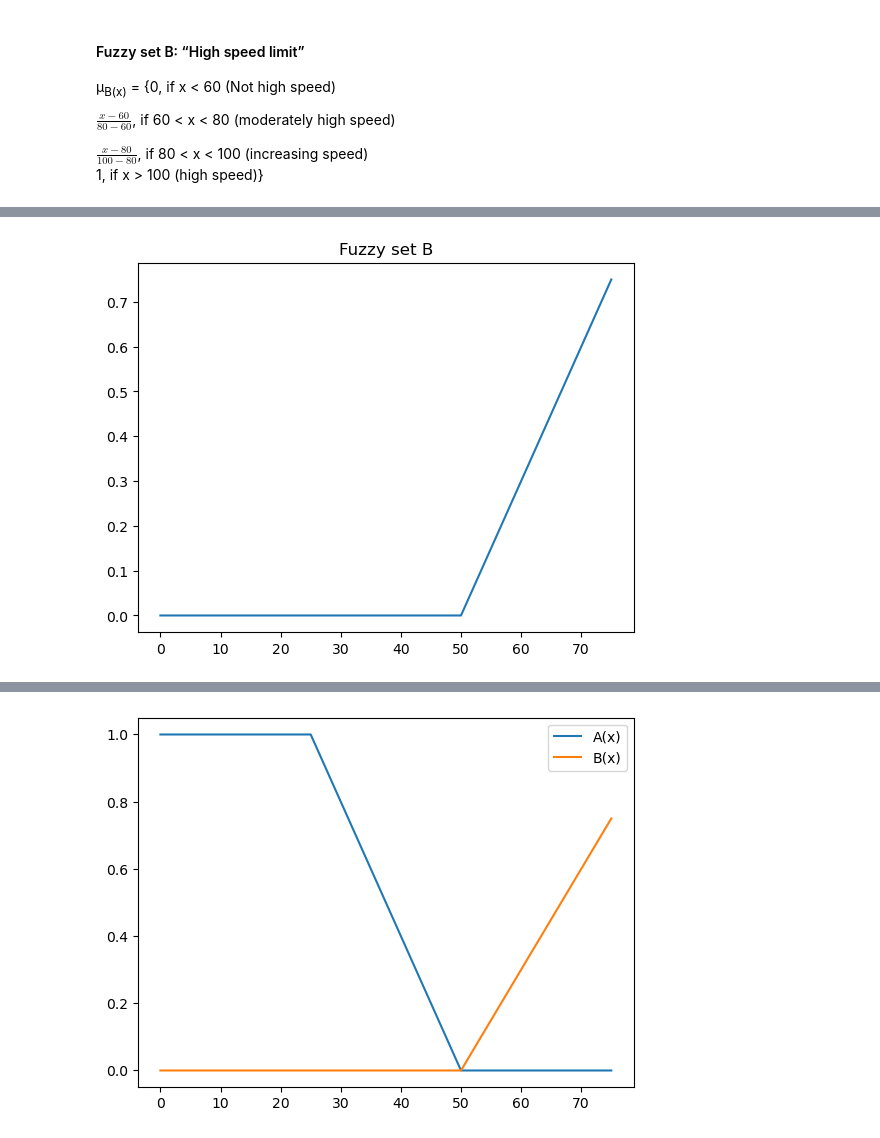
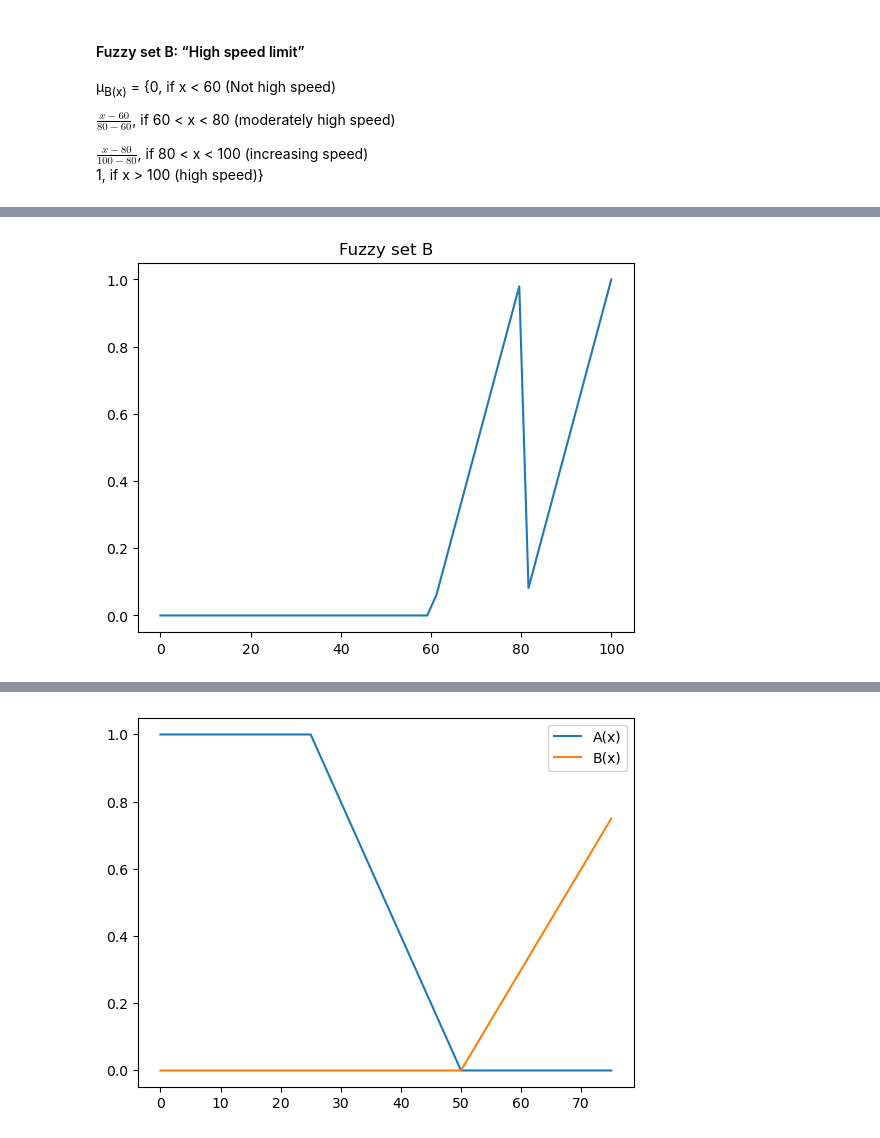
Before and after one commit to Uttam-Mahata/Soft_Computing, a Jupyter notebook: Assignment2/Fuzzy_logic.ipynb, the cells around one changed output, grey strips where cells are left out. Drawn from its saved outputs; the diff is of its cells as text; code cells hidden in the pictures.

Commit message:
chore: Refactor Fuzzy Logic notebook

```diff
--- a/Assignment2/Fuzzy_logic.ipynb
+++ b/Assignment2/Fuzzy_logic.ipynb
@@ -56,0 +57,38 @@ plt.show()
+# %%
+import numpy as np
+import matplotlib.pyplot as plt
+
+def mu_A(x):
+    if x < 30:
+        return 1
+    elif 30 < x < 50:
+        return (x - 30) / (50 - 30)
+    elif 50 < x < 70:
+        return (x - 50) / (70 - 50)
+    else:
+        return 0
+
+x = np.linspace(0, 100, 500)
+y = [mu_A(i) for i in x]
+
+
+plt.figure(figsize=(10, 6))
+
+
+plt.plot(x[x < 30], y[:len(x[x < 30])], color='blue', label='Low Speed (x < 30)')
+
+
+plt.plot(x[(x >= 30) & (x <= 50)], y[len(x[x < 30]):len(x[x <= 50])], color='green', label='Moderately Low Speed (30 < x < 50)')
+
+
+plt.plot(x[(x > 50) & (x <= 70)], y[len(x[x <= 50]):len(x[x <= 70])], color='orange', label='Increasing Speed (50 < x < 70)')
+
+plt.plot(x[x > 70], y[len(x[x <= 70]):], color='red', label='Not Low Speed (x > 70)')
+
+
+plt.title('Fuzzy Set A: "Low Speed Limit"')
+plt.xlabel('Speed (x)')
+plt.ylabel('Membership Function μ_A(x)')
+plt.legend(loc='upper right')
+plt.grid(True)
+plt.show()
@@ -57,20 +97,20 @@ plt.show()
 # %%
 def mu_B(x):
     if x < 60:
         return 0
     elif 60 < x < 80:
         return (x - 60) / (80 - 60)
     elif 80 < x < 100:
         return (x - 80) / (100 - 80)
     else:
         return 1
 
 
 
-x = np.arange(0, 100, 25)
+x = np.linspace(0, 100)
 y = [mu_B(i) for i in x]
 plt.plot(x, y)
 plt.title('Fuzzy set B')
 plt.show()
 # %% [output]
-[figure, old version]
+[figure, new version]
```
Also changed, not shown: parts of 3 cells of this notebook, 1 other file.
